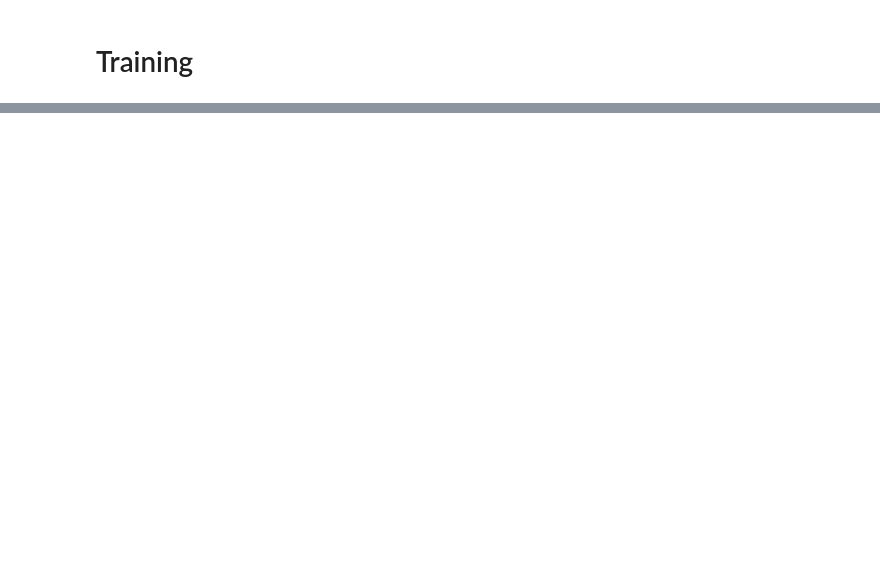
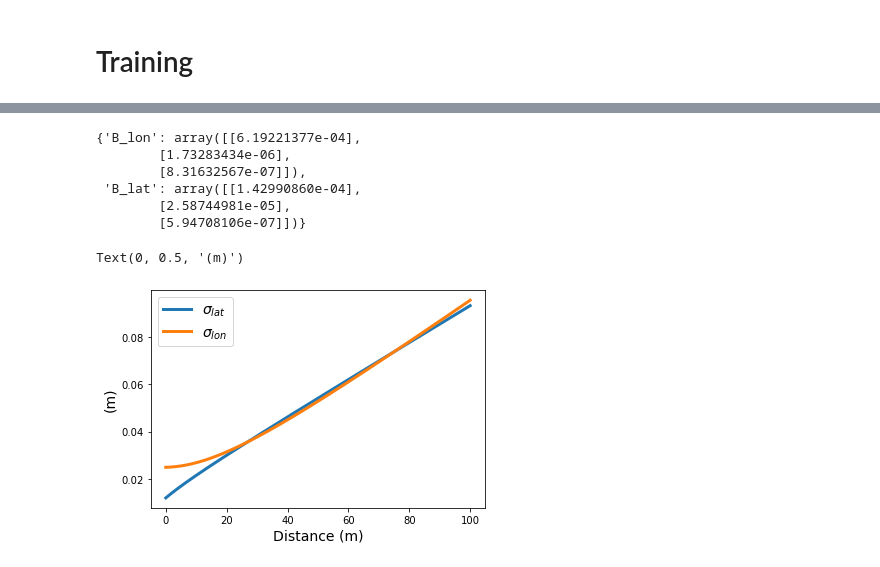
Before and after one commit to YueYao-bot/Waymo_Motion_Analyse, a Jupyter notebook: agt_traj_analyse.ipynb, the cells around one changed output, grey strips where cells are left out. Saved outputs shown, nothing was run; the diff lists cells and outputs as text; code cells hidden in the pictures; blank space fills up the shorter version.

```diff
--- a/agt_traj_analyse.ipynb
+++ b/agt_traj_analyse.ipynb
@@ -400,0 +448,2 @@ for i_d, deg in enumerate(degrees):
+# %%
+result = calculate_result(degrees, bic_scores, aic_scores, A_list, B_list, best_epoch_losses, best_epochs, lr, optimizers_ser, EPOCHS, BATCH_SIZE)
@@ -400,0 +479,9 @@ for i_d, deg in enumerate(degrees):
+# %%
+result['best_aic_B']
+# %% [output]
+{'B_lon': array([[6.19221377e-04],
+        [1.73283434e-06],
+        [8.31632567e-07]]),
+ 'B_lat': array([[1.42990860e-04],
+        [2.58744981e-05],
+        [5.94708106e-07]])}
@@ -400,0 +494,27 @@ for i_d, deg in enumerate(degrees):
+# %%
+fig, ax = plt.subplots()
+d = np.linspace(0, 100, 1000)
+sigmas_lat = []
+sigmas_lon = []
+wd = np.array(result['best_aic_B']['B_lat'])
+#wd = tf.math.softplus(best_beta_lat)
+for d_i in d:
+    sigma = np.sqrt(wd[0] + wd[1]*d_i + wd[2]* (d_i**2))
+    sigmas_lat.append(sigma)
+ax.plot(d, sigmas_lat, label = '${\sigma}_{lat}$', linewidth = 3)
+
+
+wd = np.array(result['best_aic_B']['B_lon'])
+#wd = tf.math.softplus(best_beta_lon)
+for d_i in d:
+    sigma = np.sqrt(wd[0] + wd[1]*d_i + wd[2]* (d_i**2))
+    sigmas_lon.append(sigma)
+
+
+ax.plot(d, sigmas_lon, label = '${\sigma}_{lon}$', linewidth = 3)
+ax.legend(fontsize=14)
+ax.set_xlabel("Distance (m)", fontsize=14)
+ax.set_ylabel("(m)", fontsize=14)
+# %% [output]
+Text(0, 0.5, '(m)')
+[figure, added]
```
Also changed, not shown: parts of 16 cells of this notebook.
